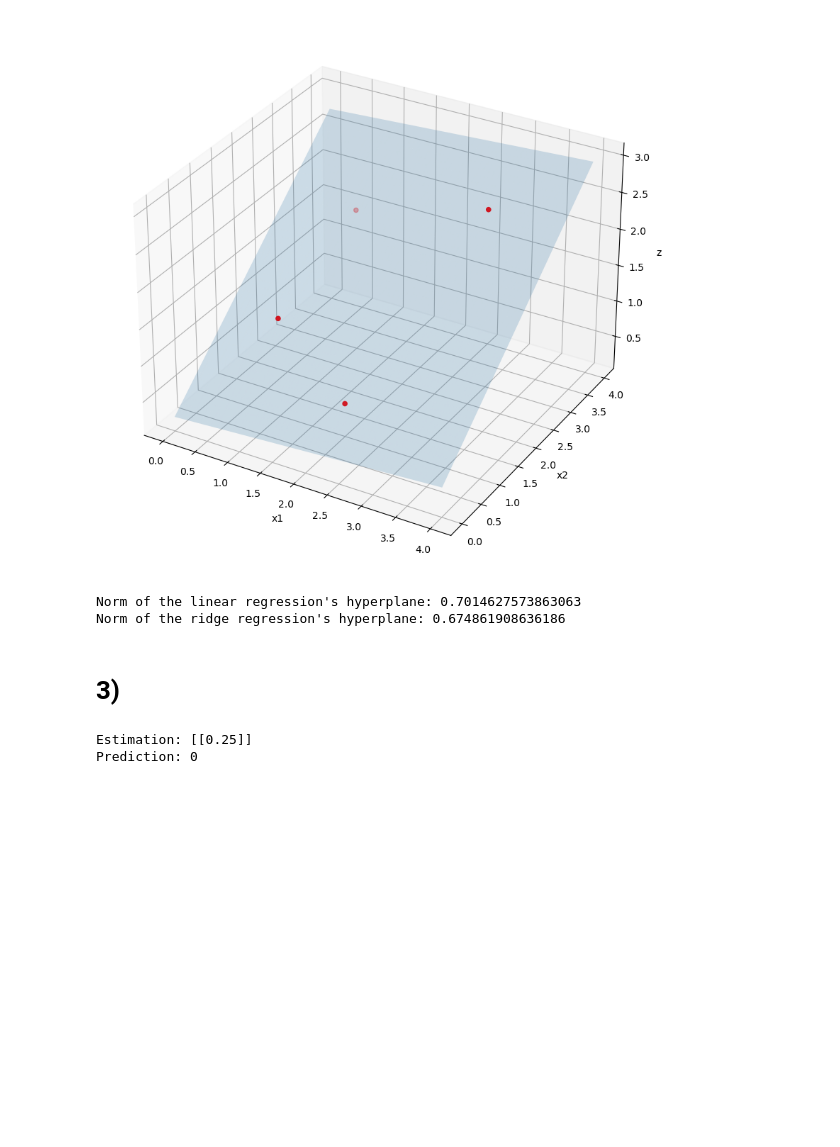
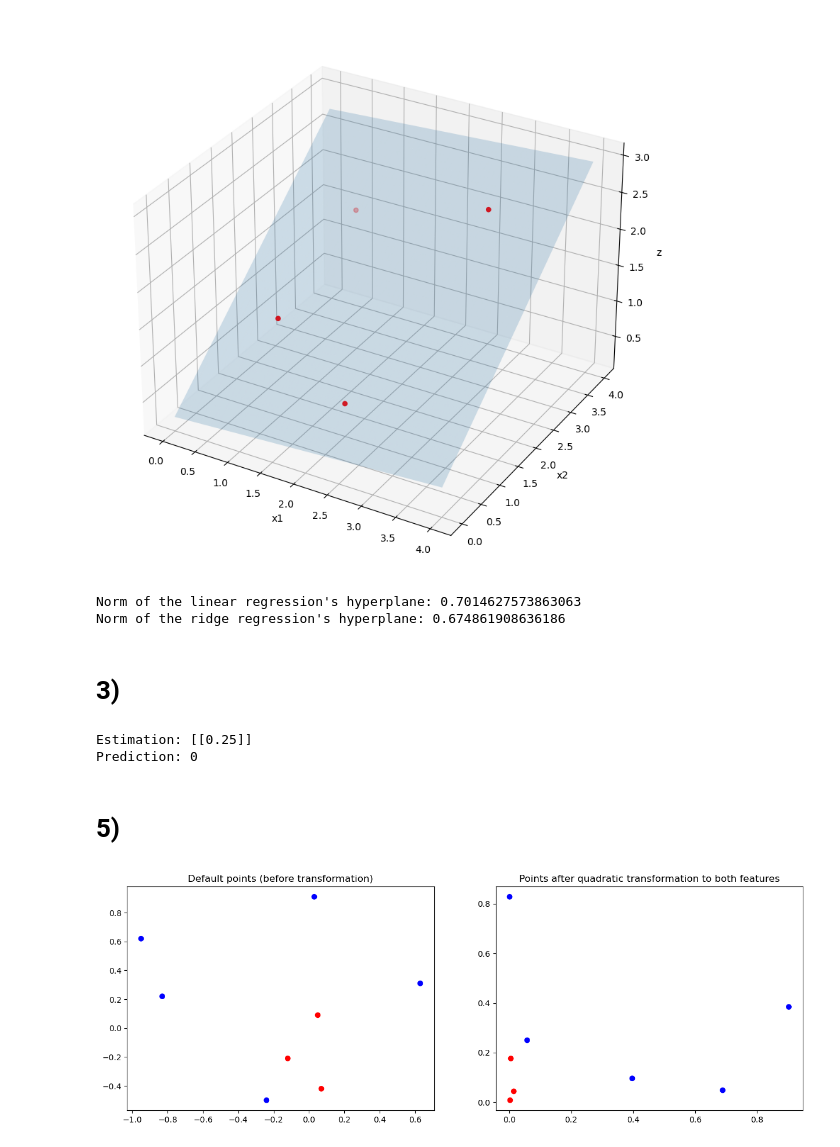
Before and after one commit to randomicecube/ml-exercises, a Jupyter notebook: p4/p4.ipynb, the cells around one changed output. Cells and saved outputs as stored; diff of their text form; code cells hidden in the pictures; blank space fills up the shorter version.

```diff
--- a/p4/p4.ipynb
+++ b/p4/p4.ipynb
@@ -157,3 +157,38 @@ print(f"Prediction: {1 if z_hat[0][0] > OUTPUT_THRESHOLD else 0}")
 # %% [output]
 Estimation: [[0.25]]
 Prediction: 0
+# %% [markdown]
+# 5)
+# %%
+X = np.array([
+  [-0.95, 0.62],
+  [0.63 , 0.31],
+  [-0.12, -0.21],
+  [-0.24, -0.5],
+  [0.07 , -0.42],
+  [0.03 , 0.91],
+  [0.05 , 0.09],
+  [-0.83, 0.22],
+])
+
+LABELS = np.array([0, 0, 1, 0, 1, 0, 1, 0]).reshape(-1, 1)
+# %%
+# plot the data points, side by side with the default points and after applying a quadratic transformation to the features
+
+fig, axes = plt.subplots(1, 2, figsize=(15, 5))
+
+# plot the default points
+axes[0].scatter(X[:, 0], X[:, 1], c=LABELS, cmap='bwr')
+axes[0].set_title('Default points (before transformation)')
+
+# plot the points after applying a quadratic transformation to the features
+X_quadratic = np.array([
+  [x[0] ** 2, x[1] ** 2, x[0] * x[1]] for x in X
+])
+axes[1].scatter(X_quadratic[:, 0], X_quadratic[:, 1], c=LABELS, cmap='bwr')
+axes[1].set_title('Points after quadratic transformation to both features')
+
+plt.savefig('./assets/ex-5/points.png',)
+plt.show()
+# %% [output]
+[figure, added]
```
Also changed, not shown: parts of 2 cells of this notebook, 7 other files.
